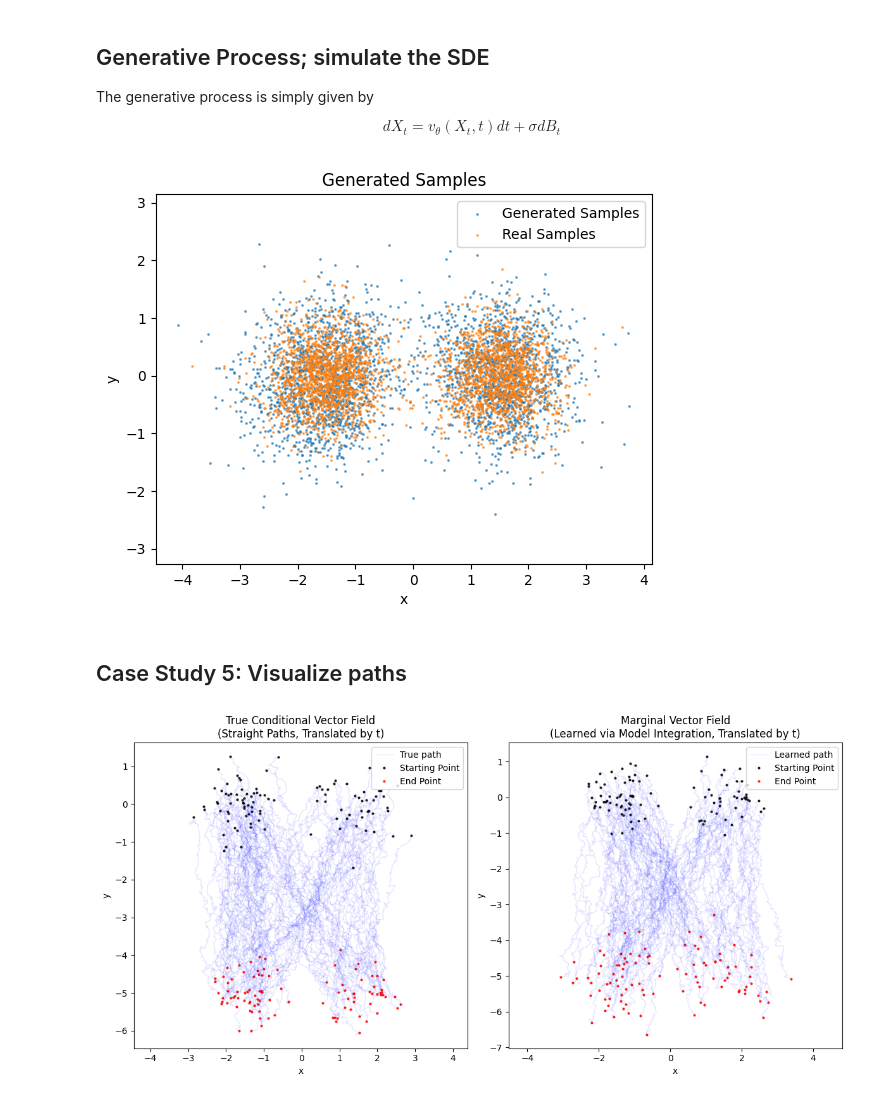
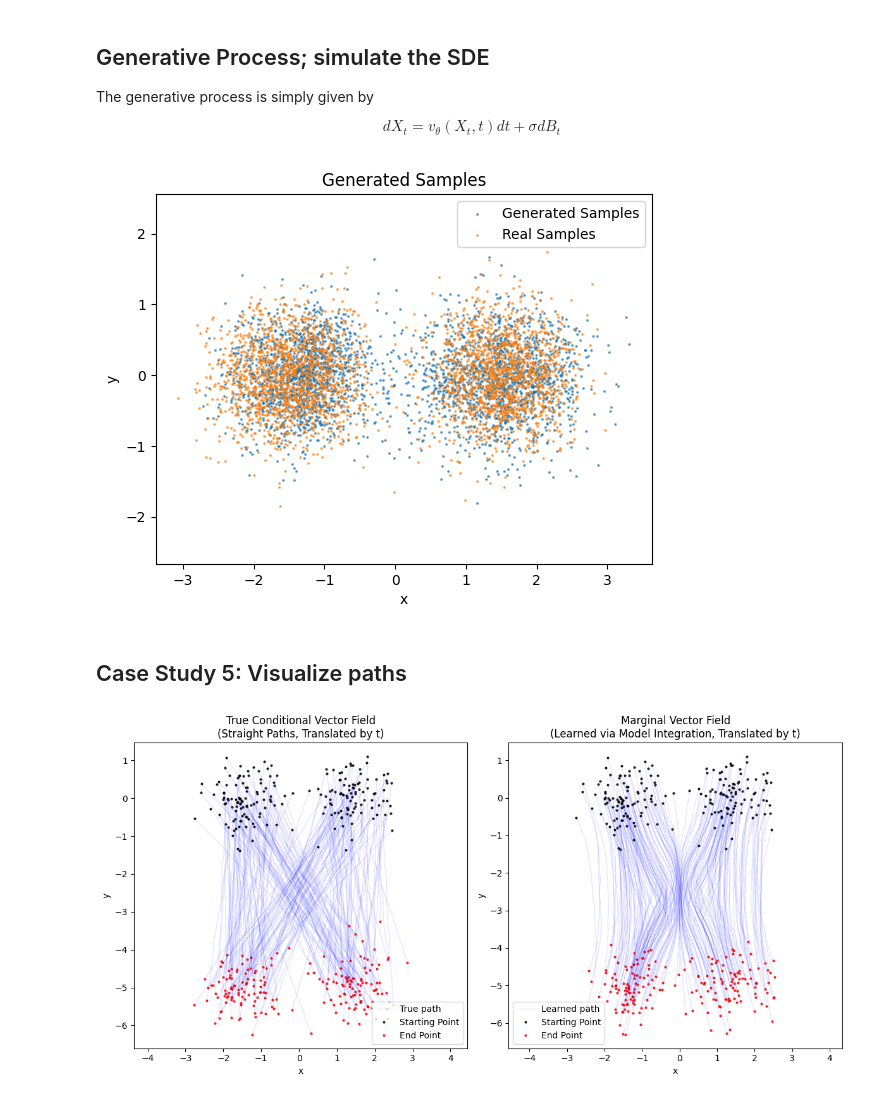
Before and after one commit to darioShar/PadovaDiffusion, a Jupyter notebook: Course 2: Bridge and Flow Matching/course_2.ipynb, the cells around one changed output. Saved outputs shown, nothing was run; the diff lists cells and outputs as text; code cells hidden in the pictures.

```diff
--- a/Course 2: Bridge and Flow Matching/course_2.ipynb
+++ b/Course 2: Bridge and Flow Matching/course_2.ipynb
@@ -1012,7 +1012,7 @@ def train(
 
 
 simple_model_bm, optimizer_bm = get_model_and_optimizer(num_classes=0)
-sigma_bm = 0.5
+sigma_bm = 1
 
 # RUN!
 train(
@@ -1122,7 +1122,7 @@ plt.legend()
 plt.title('Generated Samples')
 plt.show()
 # %% [output]
-[figure, old version]
+[figure, new version]
 # %% [markdown]
 ## Case Study 5: Visualize paths
 # %%
@@ -1156,9 +1156,10 @@ def visualize_vector_fields(
     X, Labels = dataset_obj[:n_paths]
     x0 = X[:, 0, :].to(device)
     x1 = X[:, 1, :].to(device) # or any other corresponding target points
+    x = x0.clone()
     if mini_batch_ot:
         # Compute the pairwise cost matrix between x0 and x1 using squared Euclidean distance.
-        cost_matrix = torch.cdist(x0, x1, p=2) ** 2
+        cost_matrix = torch.cdist(x, x1, p=2) ** 2
         cost_matrix_np = cost_matrix.detach().cpu().numpy()
         # Compute the optimal assignment (Hungarian algorithm)
         row_ind, col_ind = linear_sum_assignment(cost_matrix_np)
@@ -1179,9 +1180,9 @@ def visualize_vector_fields(
     paths_true[0] = x0.unsqueeze(0)
     for i in range(n_steps - 1):
         z = torch.randn_like(x0)
-        v = (x1 - x0)/(1 - t_values[i])
-        x0 = x0 + delta_t_values[i] * v + sigma * torch.sqrt(delta_t_values[i]) * z
-        paths_true[i + 1] = x0
+        v = (x1 - x)/(1 - t_values[i])
+        x = x + delta_t_values[i] * v + sigma * torch.sqrt(delta_t_values[i]) * z
+        paths_true[i + 1] = x
     # Translate each marginal p_t by t on the x-axis (only update the first coordinate)
     paths_true_translated = paths_true.clone()
     paths_true_translated[:, :, 1] -= 5*t_values.squeeze(-1)  # t_values now shape: [n_steps, 1]
@@ -1243,33 +1244,33 @@ def visualize_vector_fields(
     plt.subplot(1, 2, 2)
     for i in range(n_paths):
         path = paths_learned_translated[:, i, :]  # shape: [n_steps+1, dim]
         plt.plot(path[:, 0].cpu().numpy(), path[:, 1].cpu().numpy(),
                  label='Learned path' if i == 0 else None, alpha=0.1, linewidth=1,
                  color= 'orange' if (y is not None) and (y[i] == 0) else 'blue')
         # Mark starting point
         plt.plot(path[0, 0].cpu().numpy(), path[0, 1].cpu().numpy(),
                  'ko', label='Starting Point' if i == 0 else None, markersize=2, alpha=0.8)
         # Mark end point
         plt.plot(path[-1, 0].cpu().numpy(), path[-1, 1].cpu().numpy(),
                  'ro', label='End Point' if i == 0 else None, markersize=2, alpha=0.8)
     plt.title('Marginal Vector Field\n(Learned via Model Integration, Translated by t)')
     plt.xlabel('x')
     plt.ylabel('y')
     plt.legend()
     plt.axis('equal')
 
     plt.tight_layout()
     plt.show()
 
 visualize_vector_fields(
     simple_model_bm,
     dataset_obj=dataset_obj,
     sigma=sigma_bm,
     use_conditioning=False,
     mini_batch_ot=False,
-    n_paths=100,
-    n_steps=200,
+    n_paths=200,
+    n_steps=500,
     pred_type='v'
 )
 # %% [output]
-[figure, old version]
+[figure, new version]
```
Also changed, not shown: parts of 19 cells of this notebook, 2 other files.
